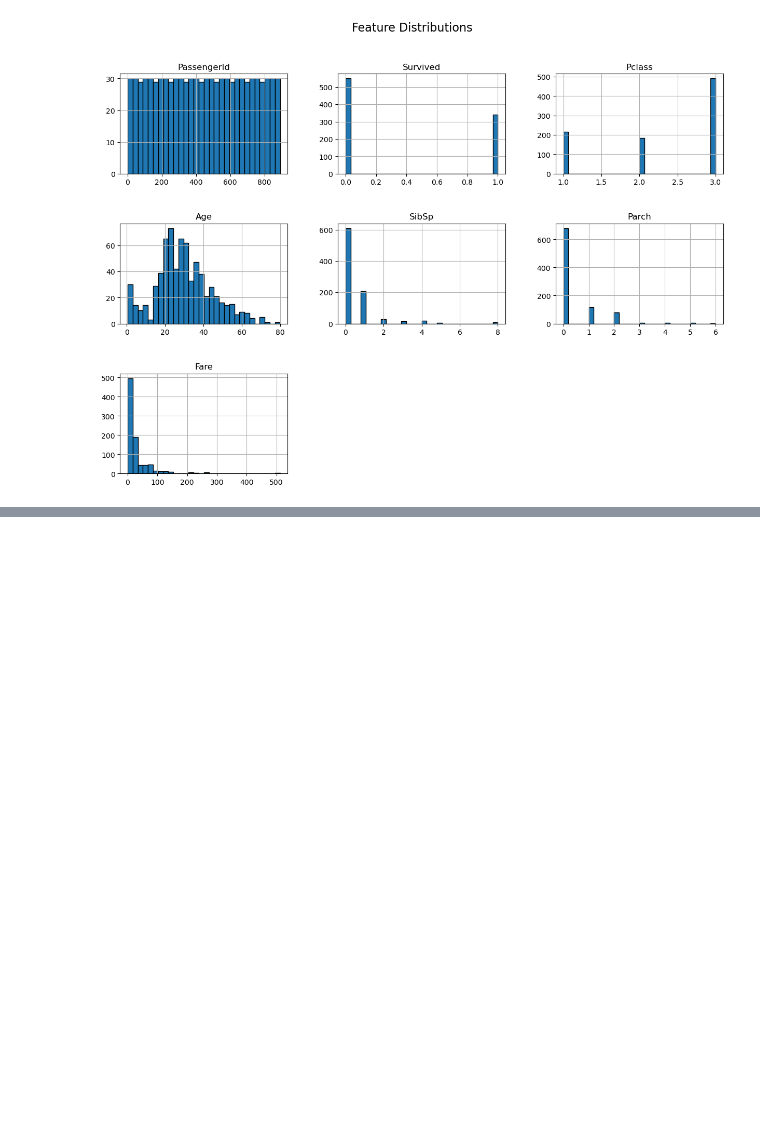
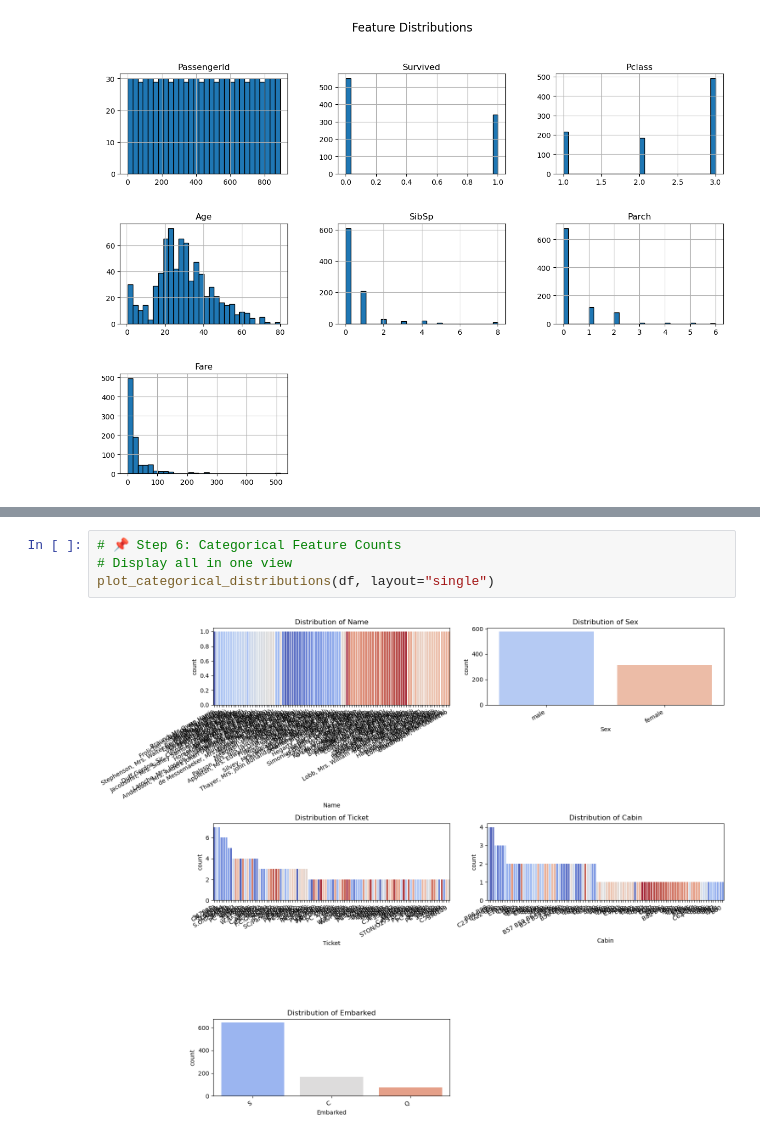
Before and after one commit to ilanrosc/titanic-kaggle-competition, a Jupyter notebook: notebooks/1_EDA.ipynb, the cells around one changed output, grey strips where cells are left out. Drawn from its saved outputs; the diff is of its cells as text; blank space fills up the shorter version.

Commit message:
Added plot_categorical_distributions() for categorical feature visualization

```diff
--- a/notebooks/1_EDA.ipynb
+++ b/notebooks/1_EDA.ipynb
@@ -66,0 +77,6 @@ plot_distributions(df, layout="single")
+# %%
+# 📌 Step 6: Categorical Feature Counts
+# Display all in one view
+plot_categorical_distributions(df, layout="single")
+# %% [output]
+[figure, added]
```
Also changed, not shown: parts of 2 cells of this notebook, 1 other file.
